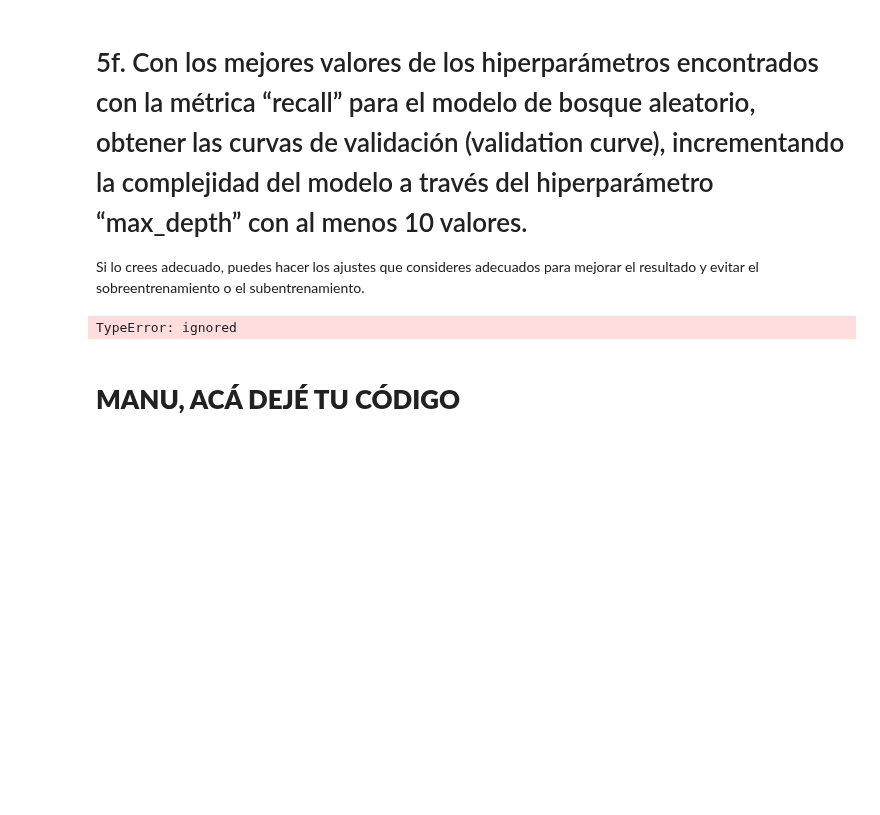
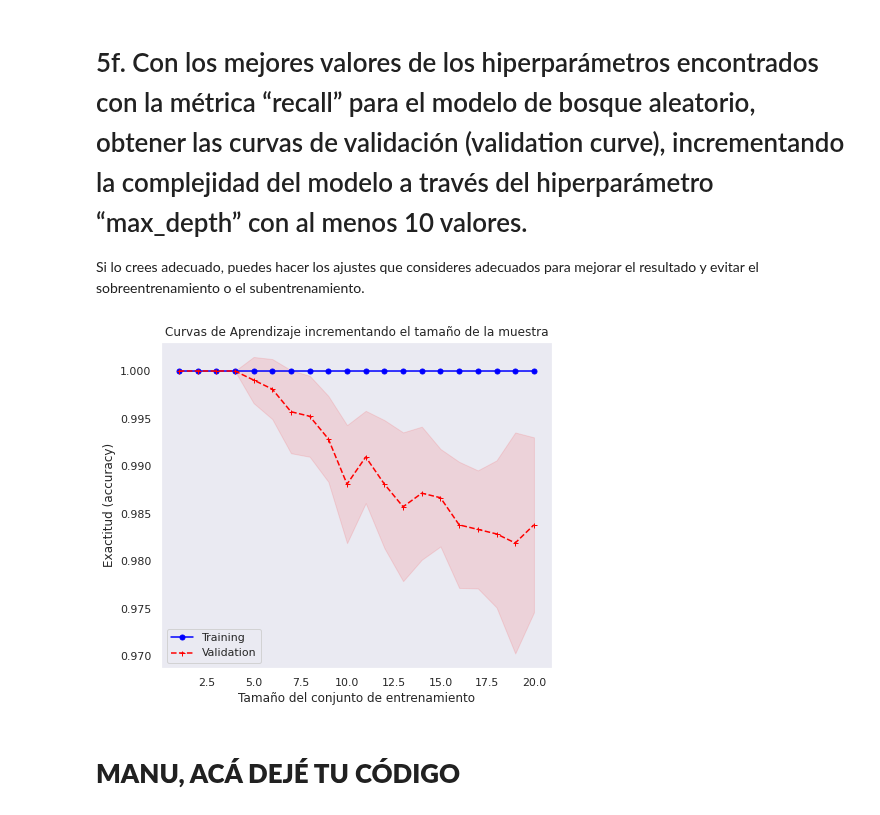
Before and after one commit to LH-1169213/Equipo3, a Jupyter notebook: Arboldedecision_Equipo3.ipynb, the cells around one changed output. Cells and saved outputs as stored; diff of their text form; code cells hidden in the pictures; blank space fills up the shorter version.

```diff
--- a/Arboldedecision_Equipo3.ipynb
+++ b/Arboldedecision_Equipo3.ipynb
@@ -736,21 +736,21 @@ Si lo crees adecuado, puedes hacer los ajustes que consideres adecuados para mej
 # %%
 modeloRF = RandomForestClassifier()
 
 mi_pipe = Pipeline(steps=[("PreparaInfo", cols_Transformer),("ModeloRandomForest", modeloRF)])
 mi_kfold = RepeatedStratifiedKFold(n_splits=5, n_repeats=3)
 delta_train_sz = np.linspace(1,20,20, dtype=int)
 
 tr_scores, val_scores = validation_curve(estimator = mi_pipe ,
                                                     X = Xtrain,
                                                     y = Ytrain.values.ravel(),
                                                     param_name=f"ModeloRandomForest__max_depth",
                                                     param_range = delta_train_sz,
                                                     cv = mi_kfold ,
                                                     scoring=make_scorer(recallFunction))
 
-validation_curve(delta_train_sz, tr_scores, val_scores)
+mi_LearningCurvePlot(delta_train_sz, tr_scores, val_scores)
 # %% [output]
-TypeError: ignored
+[figure, added]
 # %% [markdown]
 # **MANU, ACÁ DEJÉ TU CÓDIGO**
 # %%
```
